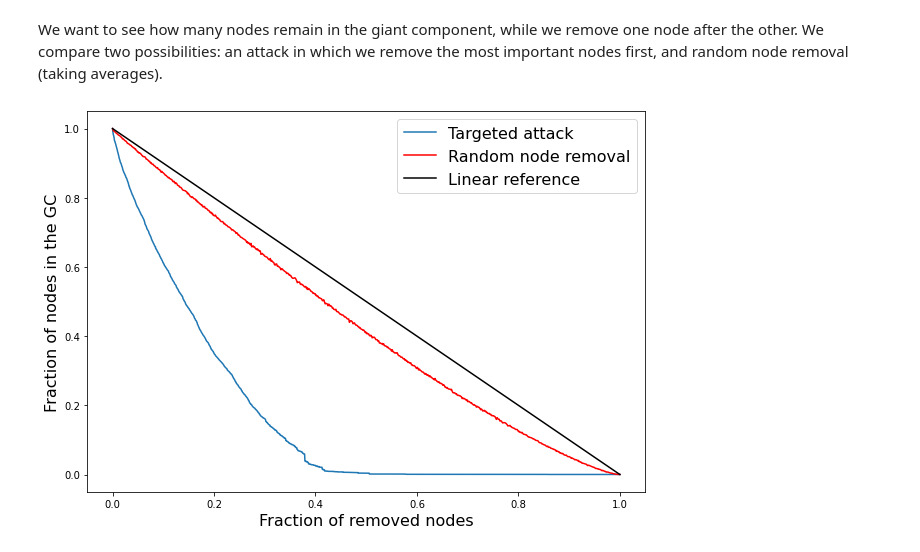
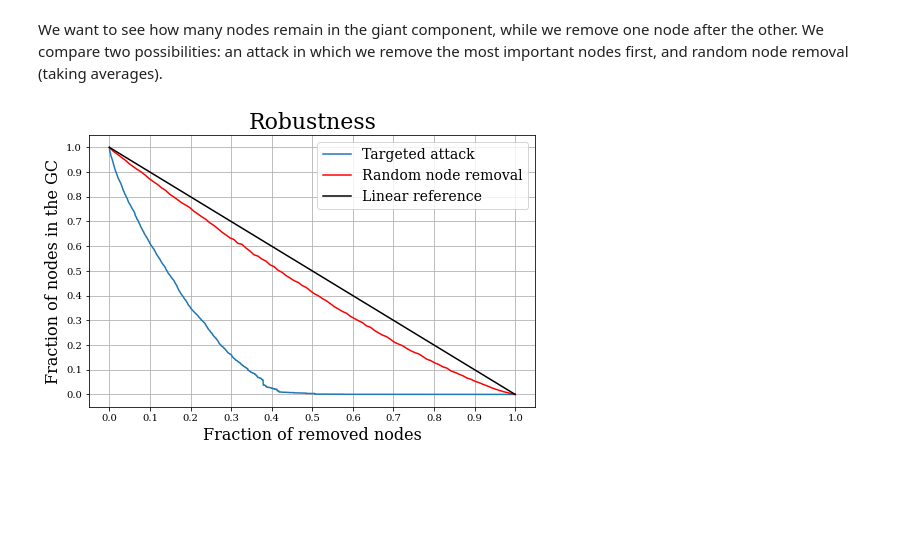
Before and after one commit to FilippoBragato/ErasmusMobilityStudy, a Jupyter notebook: ErasmusForStudy_Network.ipynb, the cells around one changed output. Cells and saved outputs as stored; diff of their text form; code cells hidden in the pictures; blank space fills up the shorter version.

```diff
--- a/ErasmusForStudy_Network.ipynb
+++ b/ErasmusForStudy_Network.ipynb
@@ -317,10 +311,13 @@ UNIVERSIDADE NOVA DE LISBOA                            10
 MARTIN-LUTHER-UNIVERSITAET HALLE-WITTENBERG            10
 Name: N Fields, Length: 7140, dtype: int64
 # %%
-fig = plt.figure(figsize=(10,6))
+plt.rc('font', family='serif')
+plt.rc('axes', axisbelow=True)
+fig = plt.figure(figsize=(8,5))
+plt.grid(which='major', axis='y')
 sns.countplot(x=Fields_df['N Fields'])
-plt.xlabel('Fields of Education', size=14)
-plt.ylabel('Universities', size=14)
-plt.title('Fields of Education in each university', size=20)
+plt.xlabel('Fields of Study', size=16)
+plt.ylabel('Institutes', size=16)
+plt.title('Number of fields in the institutes', size=22)
 plt.show()
 # %% [output]
@@ -371,0 +370,3 @@ plt.show()
+# %%
+for i in scores[(scores['N Fields']<3) & (scores['PageRank autority']>0.0007)]['Nodes']:
+    print(i)
@@ -392,8 +396,8 @@ for node in indices:
 # %%
 #random node removal
 import random
-#10 by 10, with average over 10 trials each time
-intervals = list(range(10, len(nodes_byhub+1), 10))
+#70 by 70, with average over 10 trials each time
+intervals = list(range(70, len(nodes_byhub+1), 70))
 uni_df = mobility_df.copy()
 GC_frac_r = [1]
 for i in intervals:
@@ -409,13 +413,19 @@ for i in intervals:
         i_GC_frac.append(ns.fraction_in_giant(temp_adj))
     GC_frac_r.append(sum(i_GC_frac)/10)
 # %%
-fig = plt.figure(figsize=(10,7))
-plt.plot([i/len(nodes_byhub) for i in range(len(nodes_byhub)+1)], GC_frac_a, label='Targeted attack')
-plt.plot([0]+[i/(len(intervals)*10) for i in intervals], GC_frac_r, 'r', label='Random node removal')
-plt.plot([0,1], [1,0], 'k', label='Linear reference')
-plt.ylabel('Fraction of nodes in the GC', size=16)
-plt.xlabel('Fraction of removed nodes', size=16)
-plt.legend(fontsize=16)
+fig, ax = plt.subplots(figsize=(8,5))
+ax.grid(which='major')
+ax.plot([i/len(nodes_byhub) for i in range(len(nodes_byhub)+1)], GC_frac_a, label='Targeted attack')
+ax.plot([0]+[i/(len(intervals)*70) for i in intervals], GC_frac_r, 'r', label='Random node removal')
+ax.plot([0,1], [1,0], 'k', label='Linear reference')
+ax.set_xlabel('Fraction of removed nodes', size=16)
+ax.set_ylabel('Fraction of nodes in the GC', size=16)
+ax.set_yticks(np.arange(0,1.01,0.1))
+ax.set_xticks(np.arange(0,1.01,0.1))
+#ax.yaxis.set_minor_locator(AutoMinorLocator(2))
+#ax.grid(which='minor', axis='y')
+ax.set_title('Robustness', size=22)
+plt.legend(fontsize=14)
 plt.show()
 # %% [output]
-[figure, old version]
+[figure, new version]
```
Also changed, not shown: parts of 15 cells of this notebook, 1 other file.
